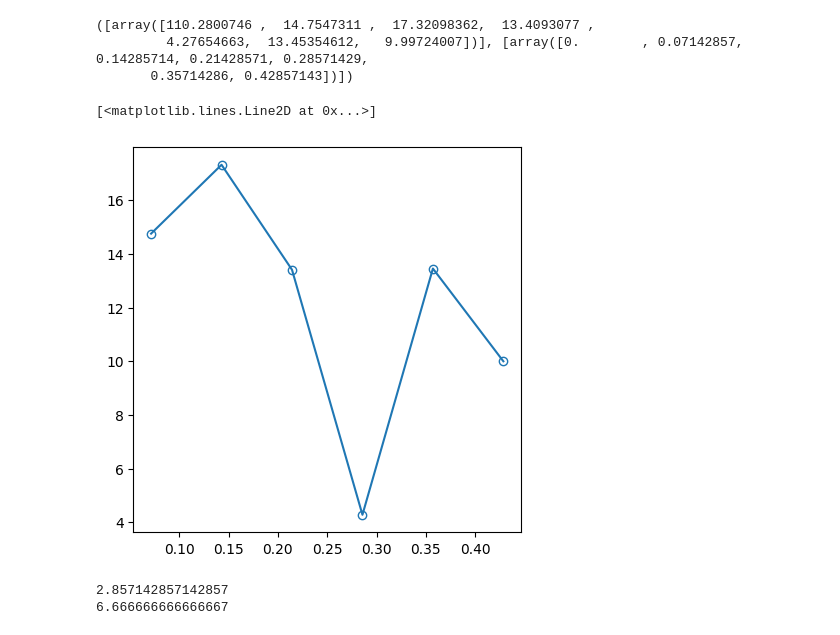
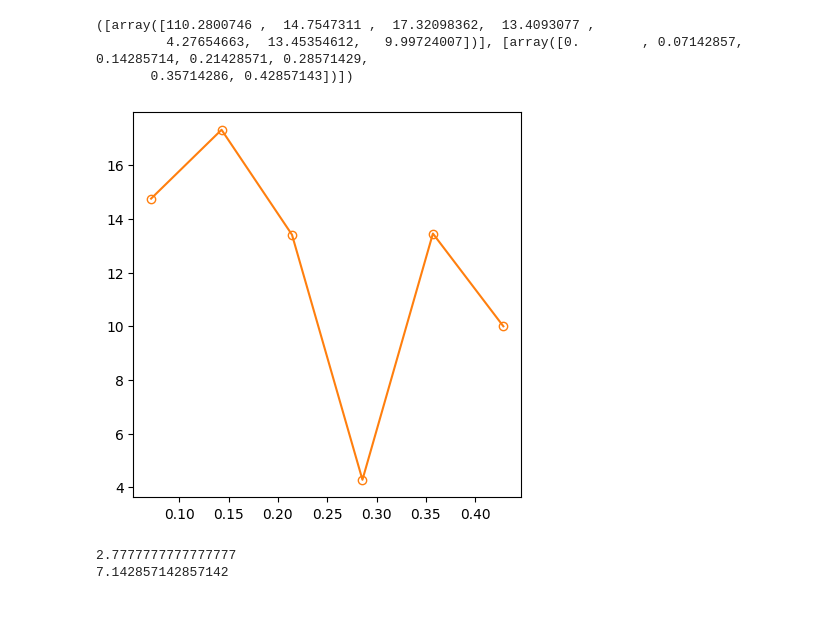
Before and after one commit to CLCS-SUSTech/FACEScore, a Jupyter notebook: test_multisents.ipynb, the cells around one changed output. Cells and saved outputs as stored; diff of their text form; code cells hidden in the pictures.

```diff
--- a/test_multisents.ipynb
+++ b/test_multisents.ipynb
@@ -123,15 +125,16 @@ print(fft)
 # %%
 fig, ax = plt.subplots(1, 1, figsize=(5, 5))
 
 freq = fft[1][0]
 power = fft[0][0]
-ax.plot(freq[1:], power[1:], marker='o', fillstyle='none')
+ax.plot(freq[1:], power[1:], marker='o', fillstyle='none', color='#ff7f0e')
+
+plt.savefig('lisao_fft.svg')
 # %% [output]
-[<matplotlib.lines.Line2D at 0x...>]
-[figure, old version]
+[figure, new version]
 # %%
-print(1/0.35)
-print(1/0.15)
+print(1/0.36)
+print(1/0.14)
 # %% [output]
-2.857142857142857
-6.666666666666667
+2.7777777777777777
+7.142857142857142
```
Also changed, not shown: parts of 2 cells of this notebook.
